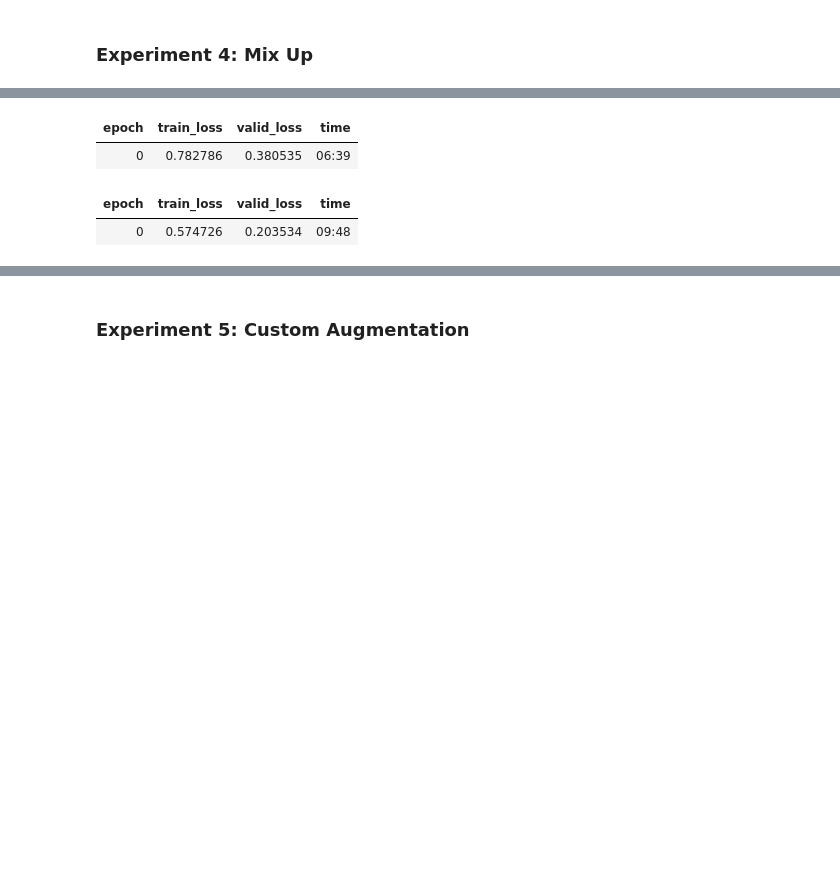
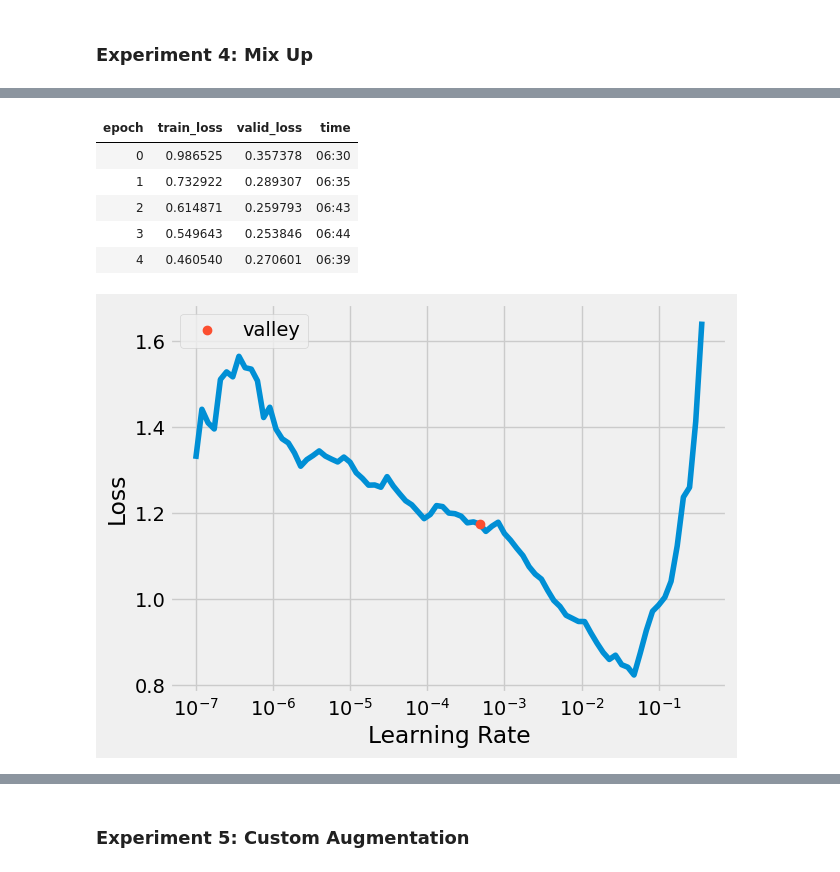
Before and after one commit to Virgo-Alpha/Mask_Detection, a Jupyter notebook: detector.ipynb, the cells around one changed output, grey strips where cells are left out. Cells and saved outputs as stored; diff of their text form; code cells hidden in the pictures; blank space fills up the shorter version.

```diff
--- a/detector.ipynb
+++ b/detector.ipynb
@@ -509,5 +509,8 @@ dls = dblock.dataloaders(
 
 learn = vision_learner(dls, resnet34)
 
-learn.fine_tune(1, cbs=MixUp(0.2)) # Spot the difference
+lr_min = learn.lr_find()
+
+# Choose a learning rate(s) based on the plot generated by lr_find
+learn.fit_one_cycle(5, lr_max=lr_min, cbs=MixUp(0.2))  # For example, using the minimum learning rate found
 # %% [output]
@@ -514,7 +518,10 @@ learn.fine_tune(1, cbs=MixUp(0.2)) # Spot the difference
 | epoch | train_loss | valid_loss | time |
-| 0 | 0.782786 | 0.380535 | 06:39 |
+| 0 | 0.986525 | 0.357378 | 06:30 |
+| 1 | 0.732922 | 0.289307 | 06:35 |
+| 2 | 0.614871 | 0.259793 | 06:43 |
+| 3 | 0.549643 | 0.253846 | 06:44 |
+| 4 | 0.460540 | 0.270601 | 06:39 |
-| epoch | train_loss | valid_loss | time |
-| 0 | 0.574726 | 0.203534 | 09:48 |
+[figure, added]
 # %%
 # Save the model
 learn.export('/content/drive/My Drive/Colab Notebooks/mask_classifier_model_mixup.pkl')
```
Also changed, not shown: parts of 15 cells of this notebook.
